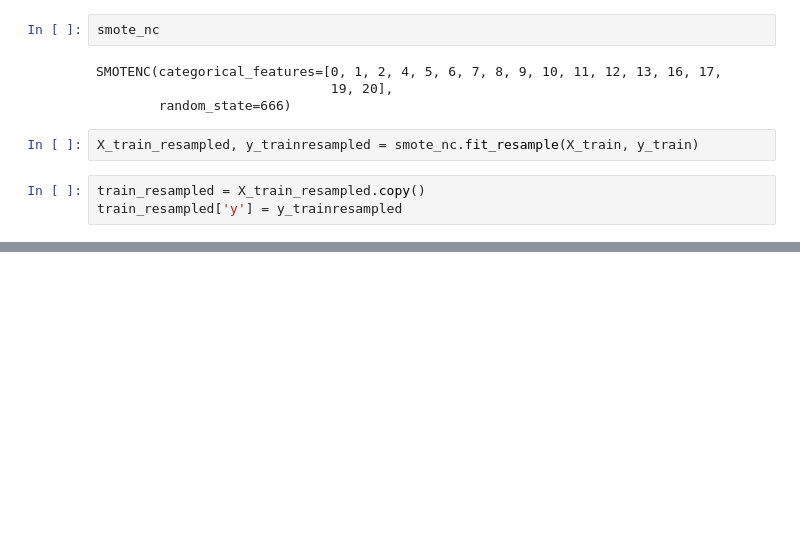
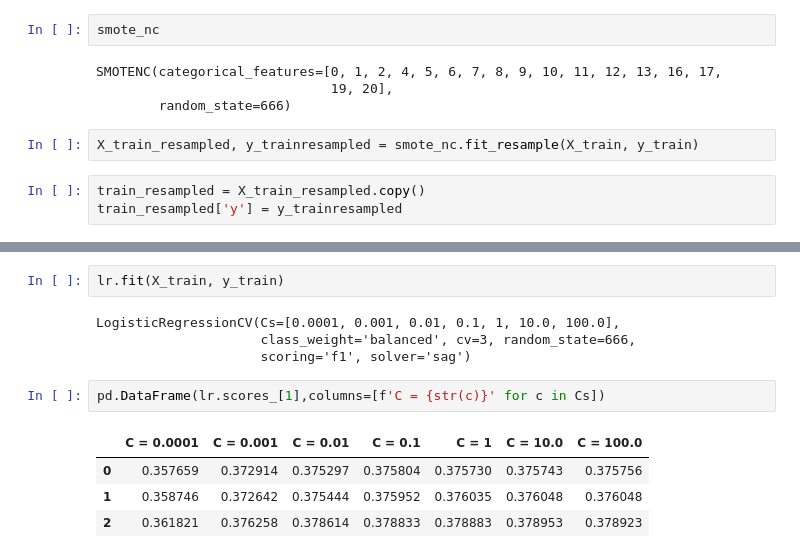
Before and after one commit to ShutongLi/heart_disease, a Jupyter notebook: sleeper.ipynb, the cells around one changed output, grey strips where cells are left out. Cells and saved outputs as stored; diff of their text form; blank space fills up the shorter version.

```diff
--- a/sleeper.ipynb
+++ b/sleeper.ipynb
@@ -91,0 +123,13 @@ plot_pairwise(train_resampled)
+# %%
+lr.fit(X_train, y_train)
+# %% [output]
+LogisticRegressionCV(Cs=[0.0001, 0.001, 0.01, 0.1, 1, 10.0, 100.0],
+                     class_weight='balanced', cv=3, random_state=666,
+                     scoring='f1', solver='sag')
+# %%
+pd.DataFrame(lr.scores_[1],columns=[f'C = {str(c)}' for c in Cs])
+# %% [output]
+|  | C = 0.0001 | C = 0.001 | C = 0.01 | C = 0.1 | C = 1 | C = 10.0 | C = 100.0 |
+| 0 | 0.357659 | 0.372914 | 0.375297 | 0.375804 | 0.375730 | 0.375743 | 0.375756 |
+| 1 | 0.358746 | 0.372642 | 0.375444 | 0.375952 | 0.376035 | 0.376048 | 0.376048 |
+| 2 | 0.361821 | 0.376258 | 0.378614 | 0.378833 | 0.378883 | 0.378953 | 0.378923 |
```
Also changed, not shown: parts of 29 cells of this notebook.
